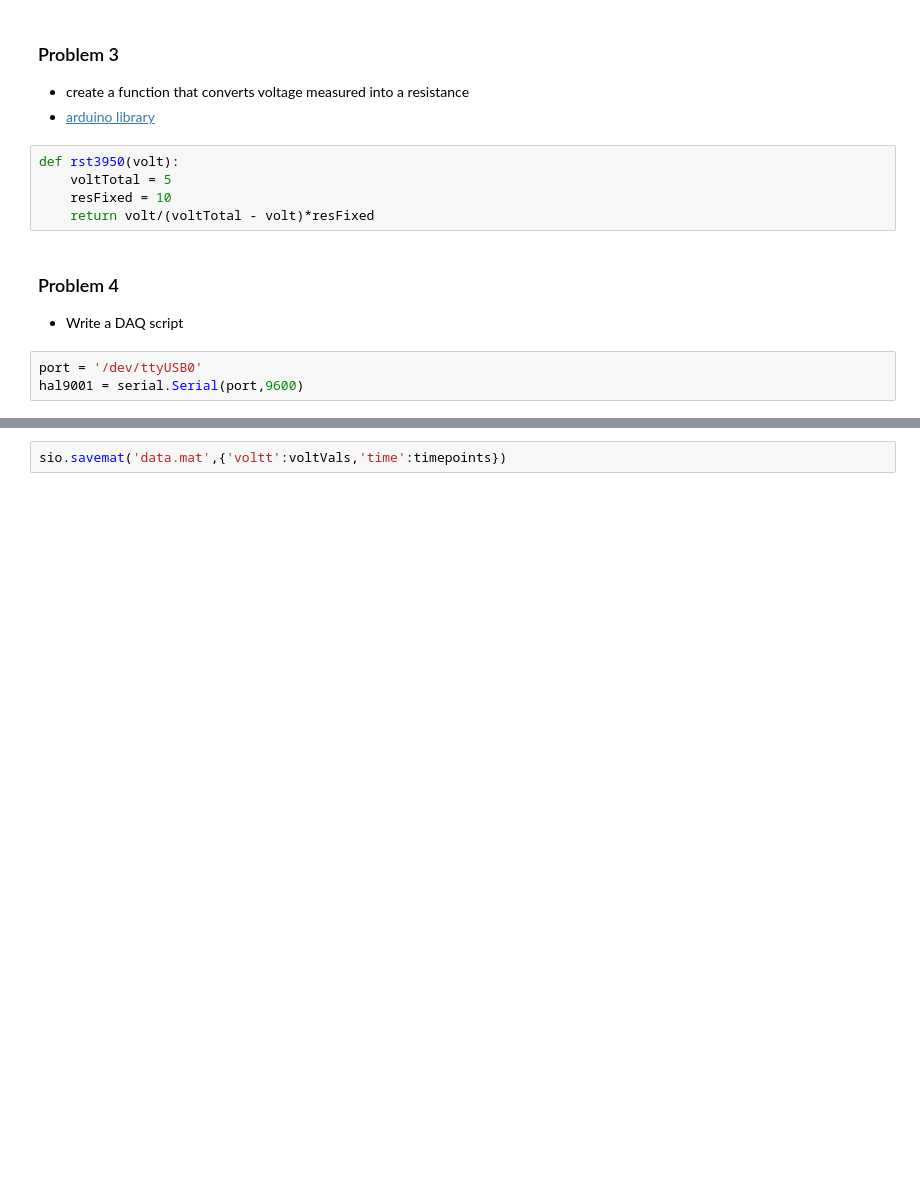
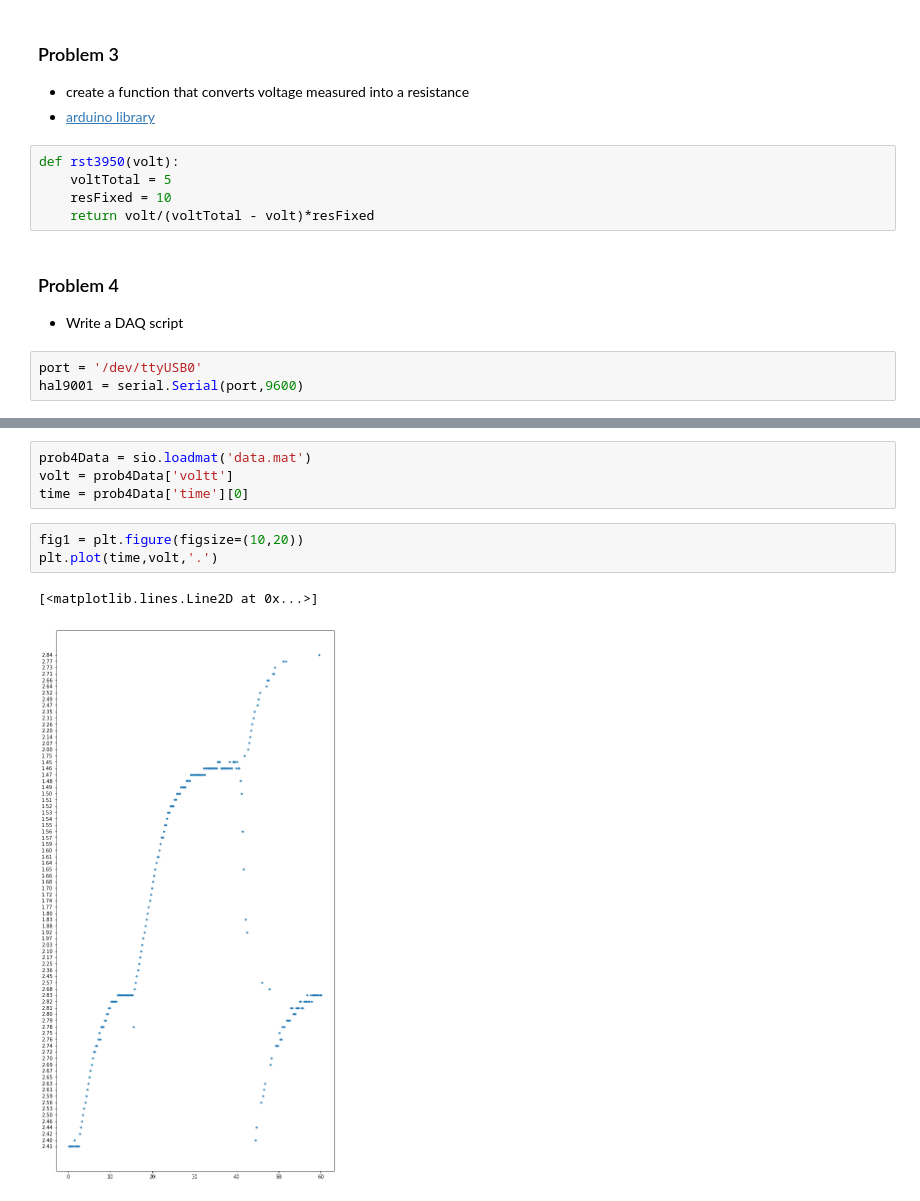
Before and after one commit to DJ-2805/temperature-recorder, a Jupyter notebook: homework/hw5/hw5.ipynb, the cells around one changed output, grey strips where cells are left out. Cells and saved outputs as stored; diff of their text form; blank space fills up the shorter version.

Commit message:
added plots for hw5

```diff
--- a/homework/hw5/hw5.ipynb
+++ b/homework/hw5/hw5.ipynb
@@ -126,2 +122,10 @@ while run:
-# %%
-sio.savemat('data.mat',{'voltt':voltVals,'time':timepoints})
+# %%
+prob4Data = sio.loadmat('data.mat')
+volt = prob4Data['voltt']
+time = prob4Data['time'][0]
+# %%
+fig1 = plt.figure(figsize=(10,20))
+plt.plot(time,volt,'.')
+# %% [output]
+[<matplotlib.lines.Line2D at 0x...>]
+[figure, added]
```
Also changed, not shown: parts of 1 cell of this notebook.
